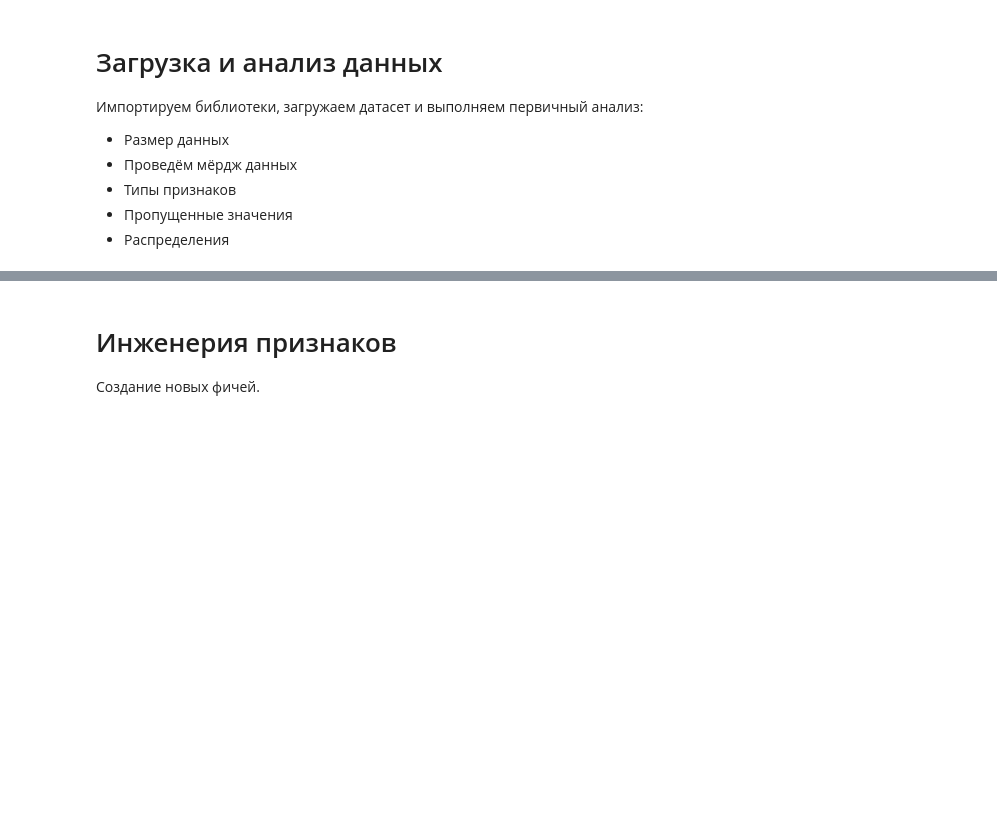
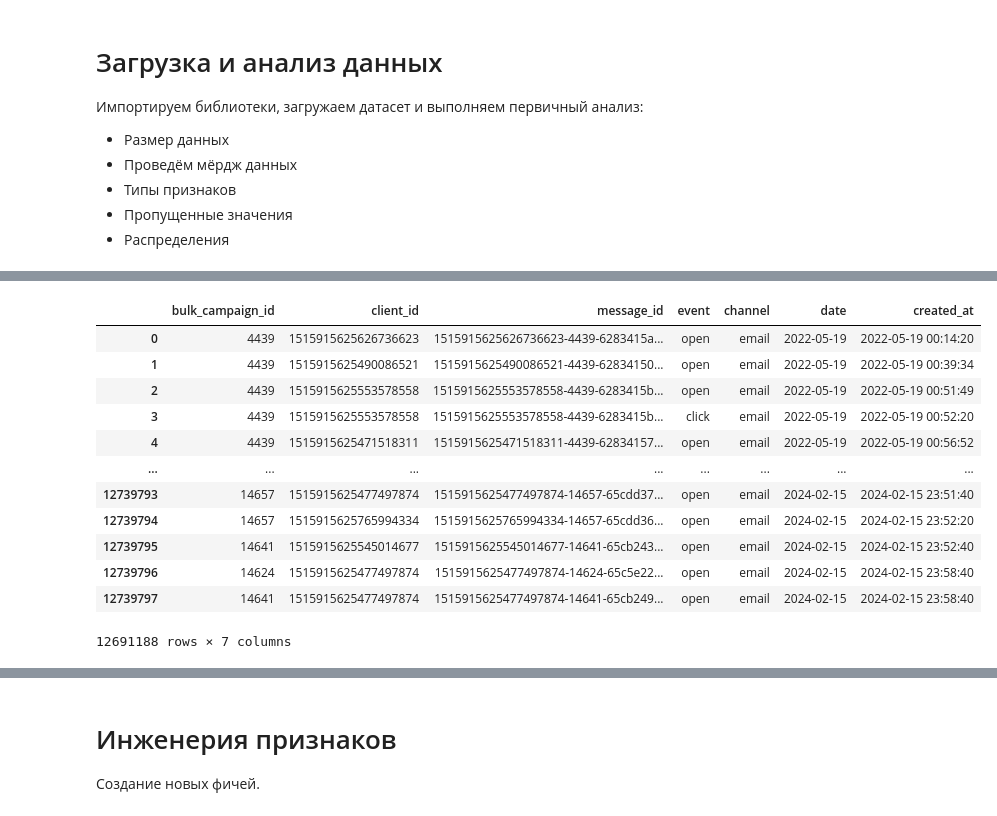
Before and after one commit to upv/Marketing, a Jupyter notebook: Marketing.ipynb, the cells around one changed output, grey strips where cells are left out. Drawn from its saved outputs; the diff is of its cells as text; code cells hidden in the pictures; blank space fills up the shorter version.

```diff
--- a/Marketing.ipynb
+++ b/Marketing.ipynb
@@ -84,0 +63,7 @@ class DataAnalyzer:
+# %%
+messages = pd.read_csv(data_folder_path + name_messages)
+purchases = pd.read_csv(data_folder_path + name_purchases)
+target = pd.read_csv(data_folder_path + name_target)
+
+campaign = pd.read_csv(data_folder_path + name_campaign)
+campaign_channel = pd.read_csv(data_folder_path + name_campaign_channel)
@@ -84,0 +172,2 @@ class DataAnalyzer:
+# %%
+messages = messages.drop_duplicates()
@@ -84,0 +187,20 @@ class DataAnalyzer:
+# %%
+messages['created_at'] = pd.to_datetime(messages['created_at'])
+messages['date'] = pd.to_datetime(messages['date'])
+messages['date'] = messages['date'].dt.strftime('%Y-%m-%d')
+# %%
+messages
+# %% [output]
+|  | bulk_campaign_id | client_id | message_id | event | channel | date | created_at |
+| 0 | 4439 | 1515915625626736623 | 1515915625626736623-4439-6283415a... | open | email | 2022-05-19 | 2022-05-19 00:14:20 |
+| 1 | 4439 | 1515915625490086521 | 1515915625490086521-4439-62834150... | open | email | 2022-05-19 | 2022-05-19 00:39:34 |
+| 2 | 4439 | 1515915625553578558 | 1515915625553578558-4439-6283415b... | open | email | 2022-05-19 | 2022-05-19 00:51:49 |
+| 3 | 4439 | 1515915625553578558 | 1515915625553578558-4439-6283415b... | click | email | 2022-05-19 | 2022-05-19 00:52:20 |
+| 4 | 4439 | 1515915625471518311 | 1515915625471518311-4439-62834157... | open | email | 2022-05-19 | 2022-05-19 00:56:52 |
+| ... | ... | ... | ... | ... | ... | ... | ... |
+| 12739793 | 14657 | 1515915625477497874 | 1515915625477497874-14657-65cdd37... | open | email | 2024-02-15 | 2024-02-15 23:51:40 |
+| 12739794 | 14657 | 1515915625765994334 | 1515915625765994334-14657-65cdd36... | open | email | 2024-02-15 | 2024-02-15 23:52:20 |
+| 12739795 | 14641 | 1515915625545014677 | 1515915625545014677-14641-65cb243... | open | email | 2024-02-15 | 2024-02-15 23:52:40 |
+| 12739796 | 14624 | 1515915625477497874 | 1515915625477497874-14624-65c5e22... | open | email | 2024-02-15 | 2024-02-15 23:58:40 |
+| 12739797 | 14641 | 1515915625477497874 | 1515915625477497874-14641-65cb249... | open | email | 2024-02-15 | 2024-02-15 23:58:40 |
+12691188 rows × 7 columns
```
Also changed, not shown: parts of 27 cells of this notebook, 2 other files.
